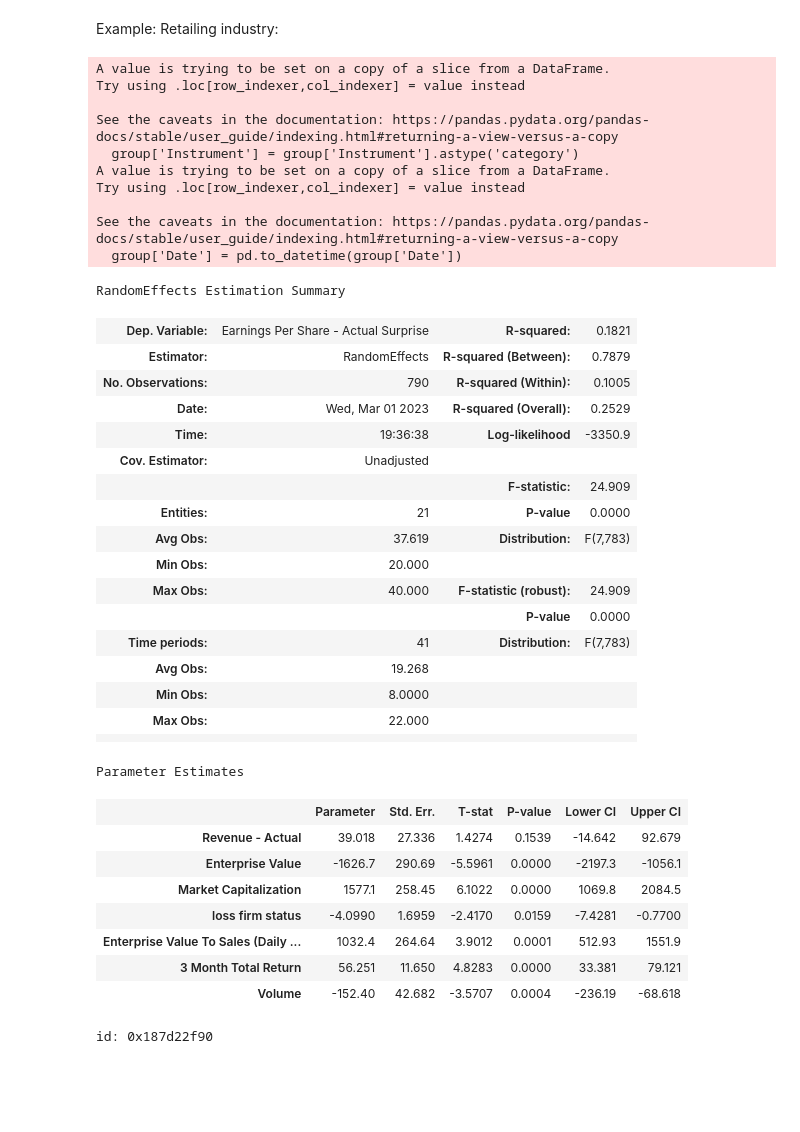
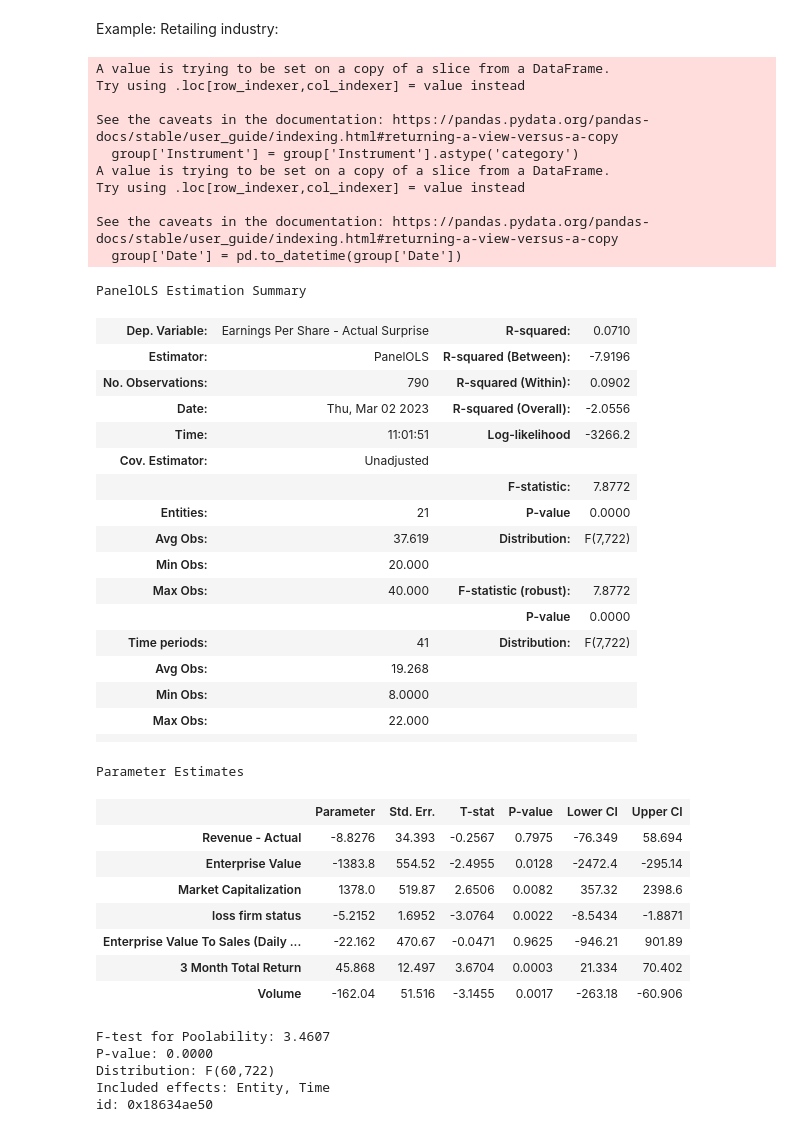
Before and after one commit to yummypugs/GSFM_AnalystForecasts, a Jupyter notebook: Old code/3.4.0_Panel_characteristics.ipynb, the cells around one changed output. Drawn from its saved outputs; the diff is of its cells as text; code cells hidden in the pictures; blank space fills up the shorter version.

```diff
--- a/Old code/3.4.0_Panel_characteristics.ipynb
+++ b/Old code/3.4.0_Panel_characteristics.ipynb
@@ -227,49 +231,53 @@ group = df_panel[df_panel['GICS Industry Group Name'] == 'Retailing']
 
 group['Instrument'] = group['Instrument'].astype('category')
 group['Date'] = pd.to_datetime(group['Date'])
 group.set_index(['Instrument', 'Date'], inplace=True)
 
 y = group.loc[:, "Earnings Per Share - Actual Surprise"]
 X = group[X_var_names]
 
-model = RandomEffects(y, X).fit()
+model = PanelOLS(y, X, entity_effects=True, time_effects=True).fit()
 model
 # %% [output]
 A value is trying to be set on a copy of a slice from a DataFrame.
 Try using .loc[row_indexer,col_indexer] = value instead
 
 See the caveats in the documentation: https://pandas.pydata.org/pandas-docs/stable/user_guide/indexing.html#returning-a-view-versus-a-copy
   group['Instrument'] = group['Instrument'].astype('category')
 A value is trying to be set on a copy of a slice from a DataFrame.
 Try using .loc[row_indexer,col_indexer] = value instead
 
 See the caveats in the documentation: https://pandas.pydata.org/pandas-docs/stable/user_guide/indexing.html#returning-a-view-versus-a-copy
   group['Date'] = pd.to_datetime(group['Date'])
-RandomEffects Estimation Summary
+PanelOLS Estimation Summary
-| Dep. Variable: | Earnings Per Share - Actual Surprise | R-squared: | 0.1821 |
-| Estimator: | RandomEffects | R-squared (Between): | 0.7879 |
-| No. Observations: | 790 | R-squared (Within): | 0.1005 |
-| Date: | Wed, Mar 01 2023 | R-squared (Overall): | 0.2529 |
-| Time: | 19:36:38 | Log-likelihood | -3350.9 |
+| Dep. Variable: | Earnings Per Share - Actual Surprise | R-squared: | 0.0710 |
+| Estimator: | PanelOLS | R-squared (Between): | -7.9196 |
+| No. Observations: | 790 | R-squared (Within): | 0.0902 |
+| Date: | Thu, Mar 02 2023 | R-squared (Overall): | -2.0556 |
+| Time: | 11:01:51 | Log-likelihood | -3266.2 |
 | Cov. Estimator: | Unadjusted |  |  |
-|  |  | F-statistic: | 24.909 |
+|  |  | F-statistic: | 7.8772 |
 | Entities: | 21 | P-value | 0.0000 |
-| Avg Obs: | 37.619 | Distribution: | F(7,783) |
+| Avg Obs: | 37.619 | Distribution: | F(7,722) |
 | Min Obs: | 20.000 |  |  |
-| Max Obs: | 40.000 | F-statistic (robust): | 24.909 |
+| Max Obs: | 40.000 | F-statistic (robust): | 7.8772 |
 |  |  | P-value | 0.0000 |
-| Time periods: | 41 | Distribution: | F(7,783) |
+| Time periods: | 41 | Distribution: | F(7,722) |
 | Avg Obs: | 19.268 |  |  |
 | Min Obs: | 8.0000 |  |  |
 | Max Obs: | 22.000 |  |  |
 |  |  |  |  |
 Parameter Estimates
 |  | Parameter | Std. Err. | T-stat | P-value | Lower CI | Upper CI |
-| Revenue - Actual | 39.018 | 27.336 | 1.4274 | 0.1539 | -14.642 | 92.679 |
-| Enterprise Value | -1626.7 | 290.69 | -5.5961 | 0.0000 | -2197.3 | -1056.1 |
-| Market Capitalization | 1577.1 | 258.45 | 6.1022 | 0.0000 | 1069.8 | 2084.5 |
-| loss firm status | -4.0990 | 1.6959 | -2.4170 | 0.0159 | -7.4281 | -0.7700 |
-| Enterprise Value To Sales (Daily ... | 1032.4 | 264.64 | 3.9012 | 0.0001 | 512.93 | 1551.9 |
-| 3 Month Total Return | 56.251 | 11.650 | 4.8283 | 0.0000 | 33.381 | 79.121 |
-| Volume | -152.40 | 42.682 | -3.5707 | 0.0004 | -236.19 | -68.618 |
+| Revenue - Actual | -8.8276 | 34.393 | -0.2567 | 0.7975 | -76.349 | 58.694 |
+| Enterprise Value | -1383.8 | 554.52 | -2.4955 | 0.0128 | -2472.4 | -295.14 |
+| Market Capitalization | 1378.0 | 519.87 | 2.6506 | 0.0082 | 357.32 | 2398.6 |
+| loss firm status | -5.2152 | 1.6952 | -3.0764 | 0.0022 | -8.5434 | -1.8871 |
+| Enterprise Value To Sales (Daily ... | -22.162 | 470.67 | -0.0471 | 0.9625 | -946.21 | 901.89 |
+| 3 Month Total Return | 45.868 | 12.497 | 3.6704 | 0.0003 | 21.334 | 70.402 |
+| Volume | -162.04 | 51.516 | -3.1455 | 0.0017 | -263.18 | -60.906 |
-id: 0x187d22f90
+F-test for Poolability: 3.4607
+P-value: 0.0000
+Distribution: F(60,722)
+Included effects: Entity, Time
+id: 0x18634ae50
```
Also changed, not shown: parts of 2 cells of this notebook, 2 other files.
